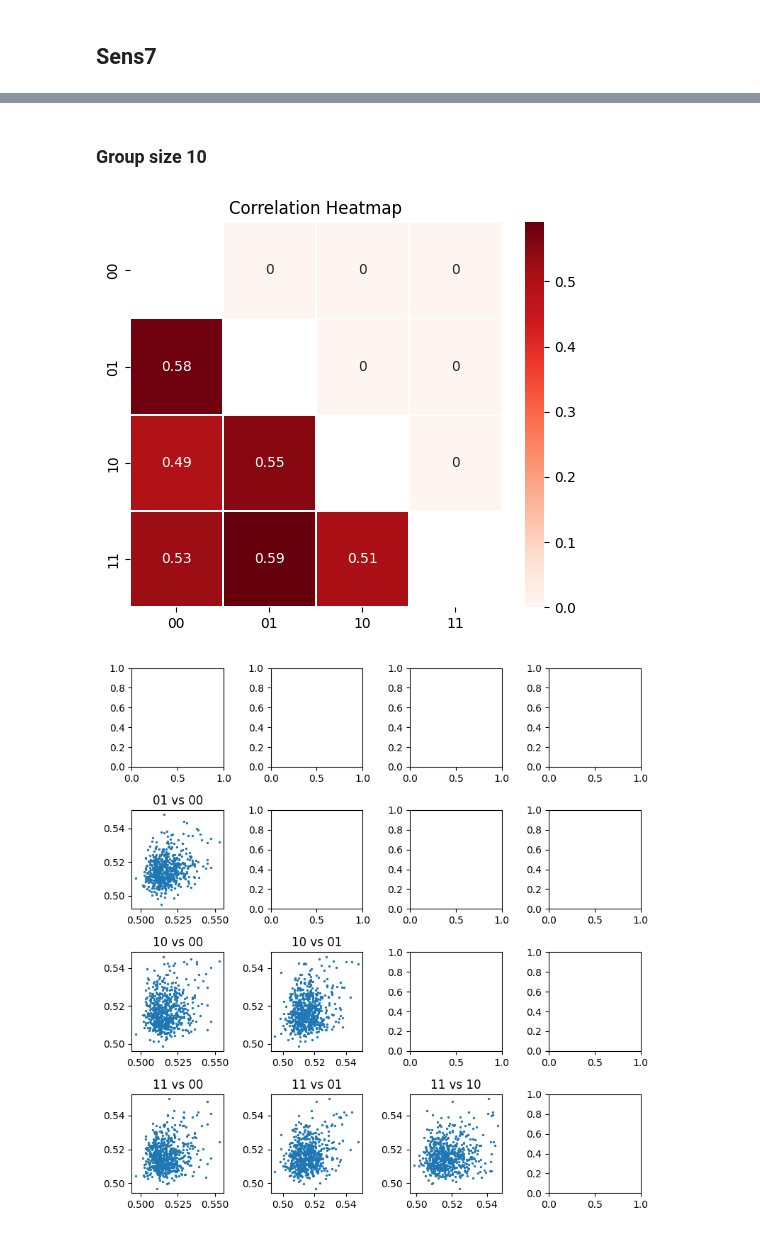
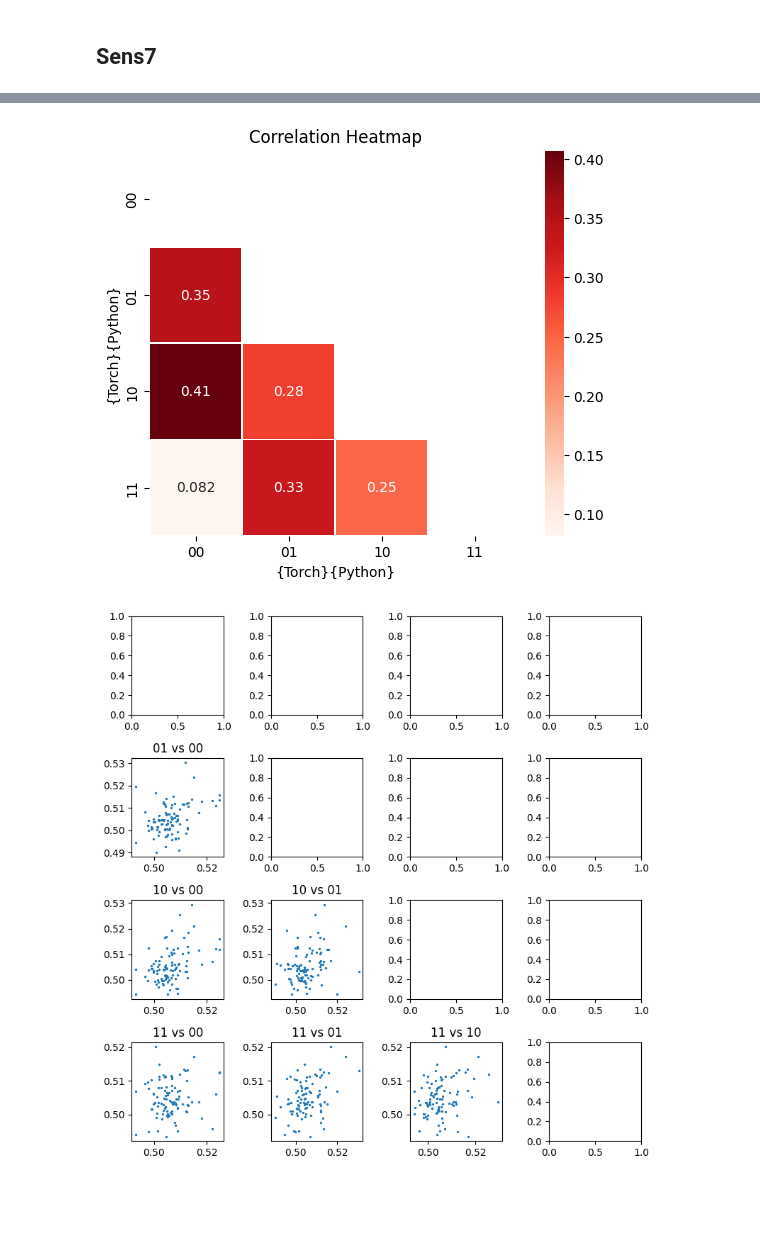
Before and after one commit to titoghose/GWANN, a Jupyter notebook: Code_AD/sensitivity_plots.ipynb, the cells around one changed output, grey strips where cells are left out. Saved outputs shown, nothing was run; the diff lists cells and outputs as text; code cells hidden in the pictures; blank space fills up the shorter version.

Commit message:
Better performing Sens7.
- Group size 10, 20 iterations during validation, LR 5e-3
- Tested effect of smoothing

```diff
--- a/Code_AD/sensitivity_plots.ipynb
+++ b/Code_AD/sensitivity_plots.ipynb
@@ -507,9 +545,12 @@ for met in ['Loss', 'Acc']:
 # %%
+grp_size = 10
 comb_df = pd.DataFrame(columns=['Gene'])
-for rseed, gseed in zip([0, 0, 1, 1], [0, 1, 0, 1]):
-    summ_df = pd.read_csv(f'NN_Logs/FH_AD_ChrSens7_{rseed}{gseed}_GWANNet5_[32,16]_Dr_0.5_LR:0.005_BS:256_Optim:adam/FH_AD_ChrSens7_{rseed}{gseed}_2500bp_summary.csv')
+for tseed, rseed in zip([0, 0, 1, 1], [0, 1, 0, 1]):
+    exp_name = f'Sens7_{tseed}{rseed}_GS{grp_size}_v4'
+    exp_folder = f'NN_Logs/FH_AD_Chr{exp_name}_GWANNet5_[32,16]_Dr_0.5_LR:0.0005_BS:256_Optim:adam'
+    summ_df = pd.read_csv(f'{exp_folder}/FH_AD_Chr{exp_name}_2500bp_summary.csv')
     summ_df.set_index('Gene', inplace=True)
     if len(comb_df) == 0:
         comb_df['Gene'] = summ_df.index.values
-    comb_df[f'{rseed}{gseed}'] = summ_df.loc[comb_df['Gene']]['Acc'].values
+    comb_df[f'{tseed}{rseed}'] = summ_df.loc[comb_df['Gene']]['Acc'].values
 comb_df.set_index('Gene', inplace=True)
@@ -550,45 +557,5 @@ plt.show()
-# %% [markdown]
-### Group size 10
-# %%
-comb_df = pd.DataFrame(columns=['Gene'])
-for rseed, gseed in zip([0, 0, 1, 1], [0, 1, 0, 1]):
-    summ_df = pd.read_csv(f'NN_Logs/FH_AD_ChrSens7_{rseed}{gseed}_GS10_GWANNet5_[32,16]_Dr_0.5_LR:0.005_BS:256_Optim:adam/FH_AD_ChrSens7_{rseed}{gseed}_GS10_2500bp_summary.csv')
-    summ_df.set_index('Gene', inplace=True)
-    if len(comb_df) == 0:
-        comb_df['Gene'] = summ_df.index.values
-    comb_df[f'{rseed}{gseed}'] = summ_df.loc[comb_df['Gene']]['Acc'].values
-comb_df.set_index('Gene', inplace=True)
-# %%
-corr = comb_df.corr('pearson')
-np.fill_diagonal(corr.values, np.nan)
-fig, ax = plt.subplots(figsize=(6, 5))
-sns.heatmap(np.tril(corr.values),
-            xticklabels=corr.columns.values,
-            yticklabels=corr.columns.values,
-            cmap='Reds',
-            annot=True,
-            linewidths=0.5)
-
-plt.title('Correlation Heatmap')
-plt.show()
-# %% [output]
-[figure, removed]
-# %%
-cols = comb_df.columns
-df = comb_df.drop(index=['APOE_0'])
-fig, axes = plt.subplots(nrows=len(cols), ncols=len(cols), figsize=(8,8))
-for i in range(0,len(cols)):
-    for j in range(i+1,len(cols)):
-        if i == j:
-            axes[i,j].axis('off')
-        else:
-            x = df[cols[i]]
-            y = df[cols[j]]
-
-            axes[j,i].scatter(x, y, s=2)
-            axes[j,i].set_title(cols[j] + " vs " + cols[i])
-
-plt.tight_layout()
-plt.show()
-# %% [output]
-[figure, removed]
+# %%
+corr_plots(comb_df)
+# %% [output]
+[figure, added]
+[figure, added]
```
Also changed, not shown: parts of 9 cells of this notebook, 6 other files.
